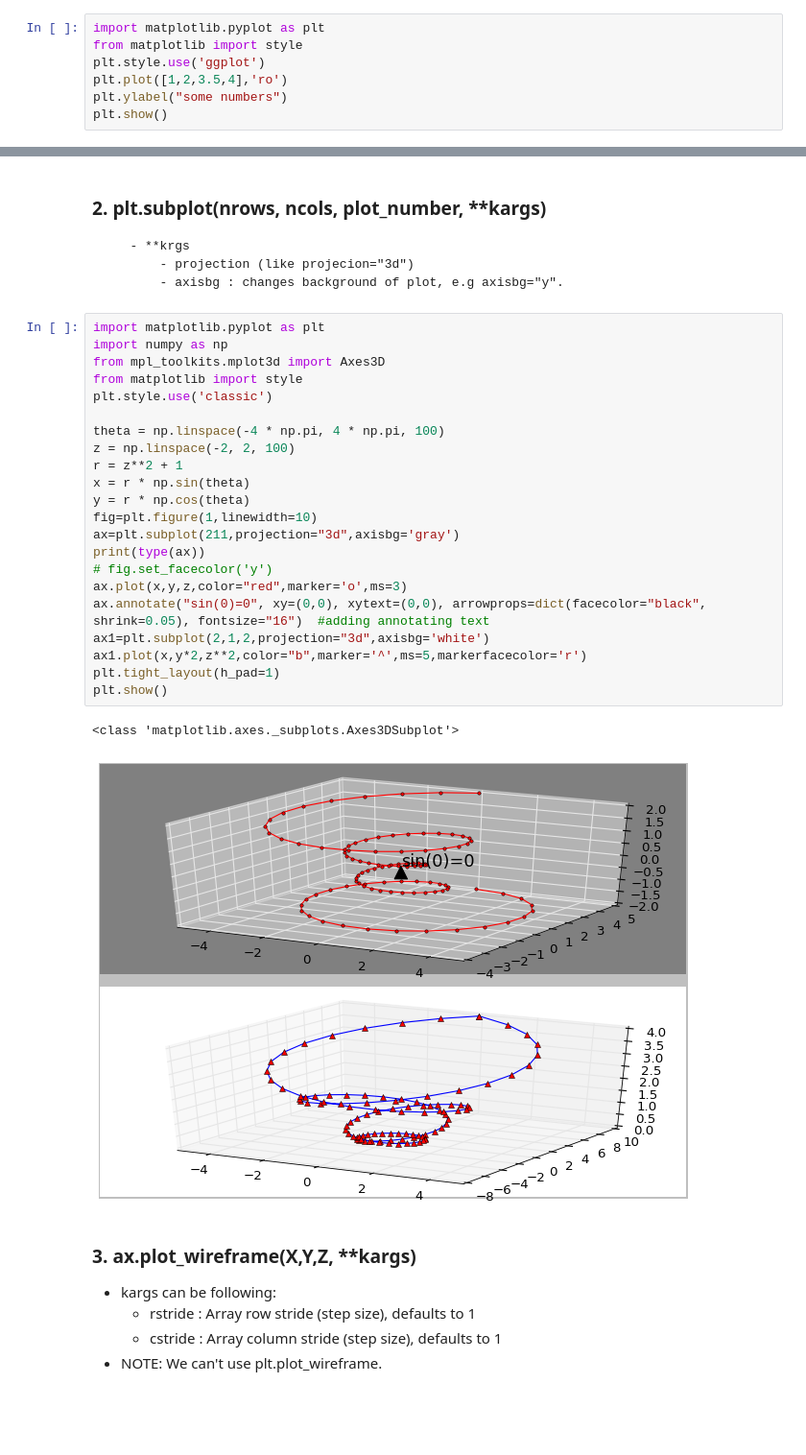
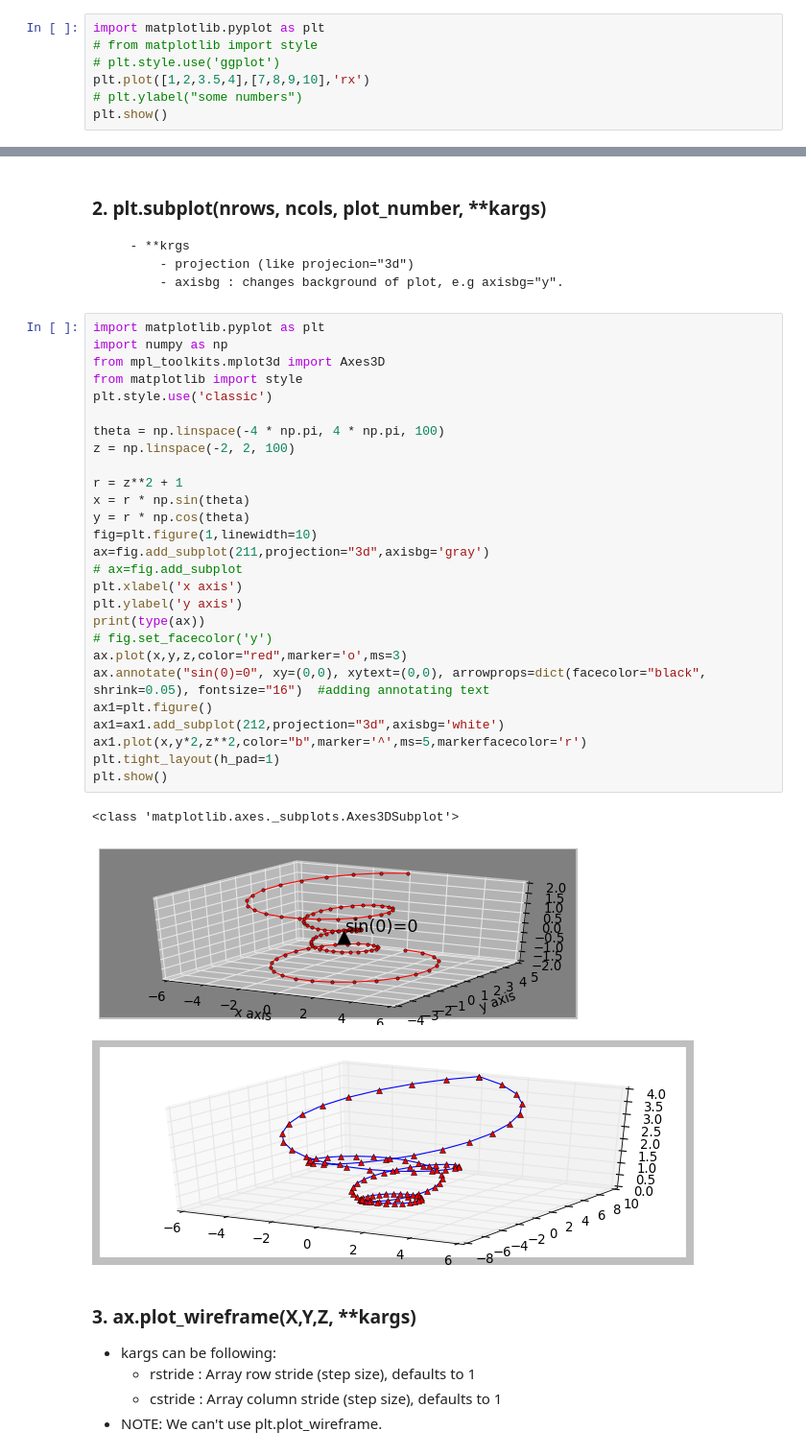
Before and after one commit to amitkvikram/python, a Jupyter notebook: matplotlib.ipynb, the cells around one changed output, grey strips where cells are left out. Shown at 96% size. Drawn from its saved outputs; the diff is of its cells as text; blank space fills up the shorter version.

```diff
--- a/matplotlib.ipynb
+++ b/matplotlib.ipynb
@@ -28,8 +30,8 @@ Note: *Throughout your code u can write matplotlib.pyplot as plt*
 # %%
 import matplotlib.pyplot as plt
-from matplotlib import style
-plt.style.use('ggplot')
-plt.plot([1,2,3.5,4],'ro')
-plt.ylabel("some numbers")
+# from matplotlib import style
+# plt.style.use('ggplot')
+plt.plot([1,2,3.5,4],[7,8,9,10],'rx')
+# plt.ylabel("some numbers")
 plt.show()
 # %% [output]
@@ -381,28 +418,34 @@ print(type(fig.gca()))
 # %%
 import matplotlib.pyplot as plt
 import numpy as np
 from mpl_toolkits.mplot3d import Axes3D
 from matplotlib import style
 plt.style.use('classic')
 
 theta = np.linspace(-4 * np.pi, 4 * np.pi, 100)
 z = np.linspace(-2, 2, 100)
+
 r = z**2 + 1
 x = r * np.sin(theta)
 y = r * np.cos(theta)
 fig=plt.figure(1,linewidth=10)
-ax=plt.subplot(211,projection="3d",axisbg='gray')
+ax=fig.add_subplot(211,projection="3d",axisbg='gray')
+# ax=fig.add_subplot
+plt.xlabel('x axis')
+plt.ylabel('y axis')
 print(type(ax))
 # fig.set_facecolor('y')
 ax.plot(x,y,z,color="red",marker='o',ms=3)
 ax.annotate("sin(0)=0", xy=(0,0), xytext=(0,0), arrowprops=dict(facecolor="black", shrink=0.05), fontsize="16")  #adding annotating text
-ax1=plt.subplot(2,1,2,projection="3d",axisbg='white')
+ax1=plt.figure()
+ax1=ax1.add_subplot(212,projection="3d",axisbg='white')
 ax1.plot(x,y*2,z**2,color="b",marker='^',ms=5,markerfacecolor='r')
 plt.tight_layout(h_pad=1)
 plt.show()
 # %% [output]
 <class 'matplotlib.axes._subplots.Axes3DSubplot'>
-[figure, old version]
+[figure, new version]
+[figure, added]
 # %% [markdown]
 ### 3. ax.plot_wireframe(X,Y,Z, **kargs)
    - kargs can be following:
```
Also changed, not shown: parts of 19 cells of this notebook, 3 other files.
